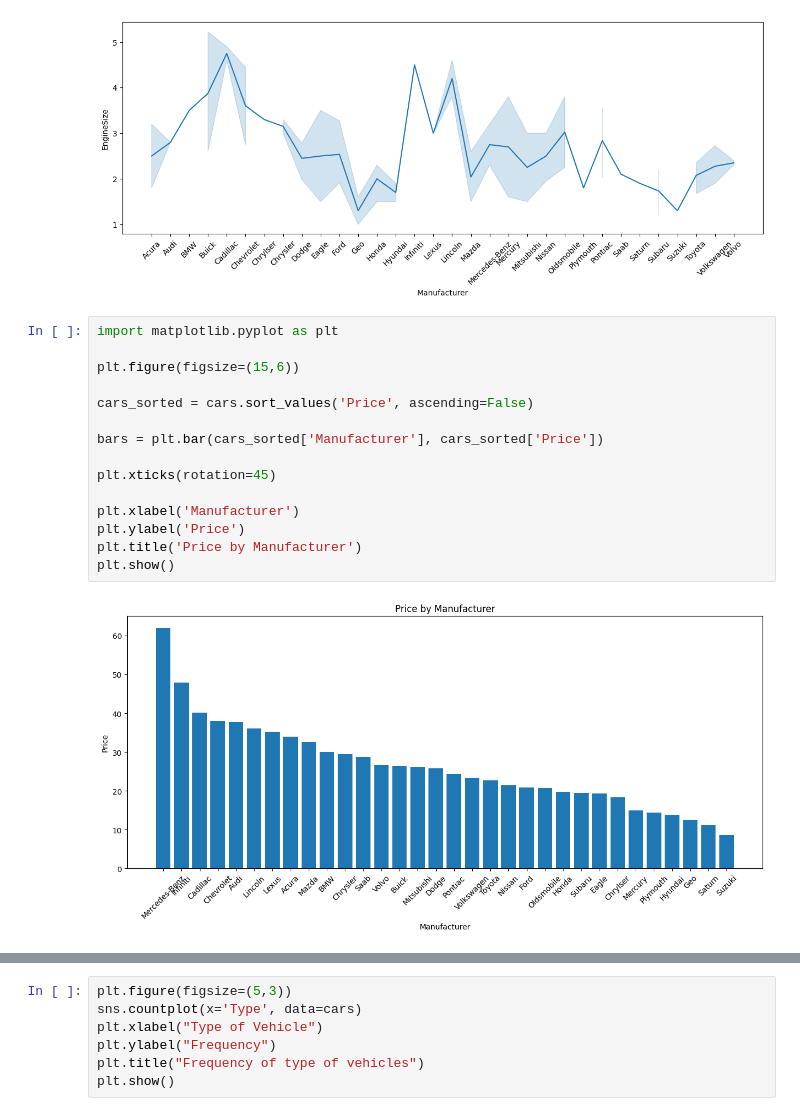
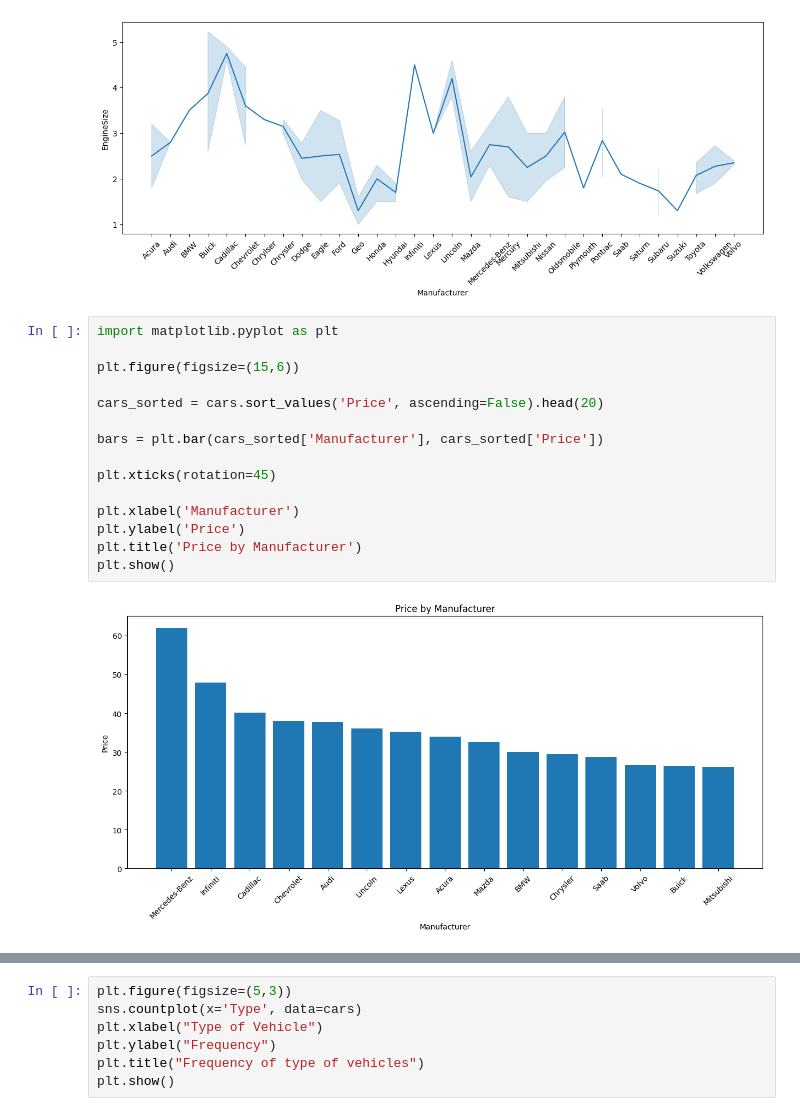
Before and after one commit to SachinGunjal001/Python-for-Machine-Learning, a Jupyter notebook: Visuals_Sns_Plt_plotly.ipynb, the cells around one changed output, grey strips where cells are left out. Saved outputs shown, nothing was run; the diff lists cells and outputs as text.

```diff
--- a/Visuals_Sns_Plt_plotly.ipynb
+++ b/Visuals_Sns_Plt_plotly.ipynb
@@ -304,17 +304,17 @@ plt.show()
 # %%
 import matplotlib.pyplot as plt
 
 plt.figure(figsize=(15,6))
 
-cars_sorted = cars.sort_values('Price', ascending=False)
+cars_sorted = cars.sort_values('Price', ascending=False).head(20)
 
 bars = plt.bar(cars_sorted['Manufacturer'], cars_sorted['Price'])
 
 plt.xticks(rotation=45)
 
 plt.xlabel('Manufacturer')
 plt.ylabel('Price')
 plt.title('Price by Manufacturer')
 plt.show()
 # %% [output]
-[figure, old version]
+[figure, new version]
```
Also changed, not shown: parts of 9 cells of this notebook.
